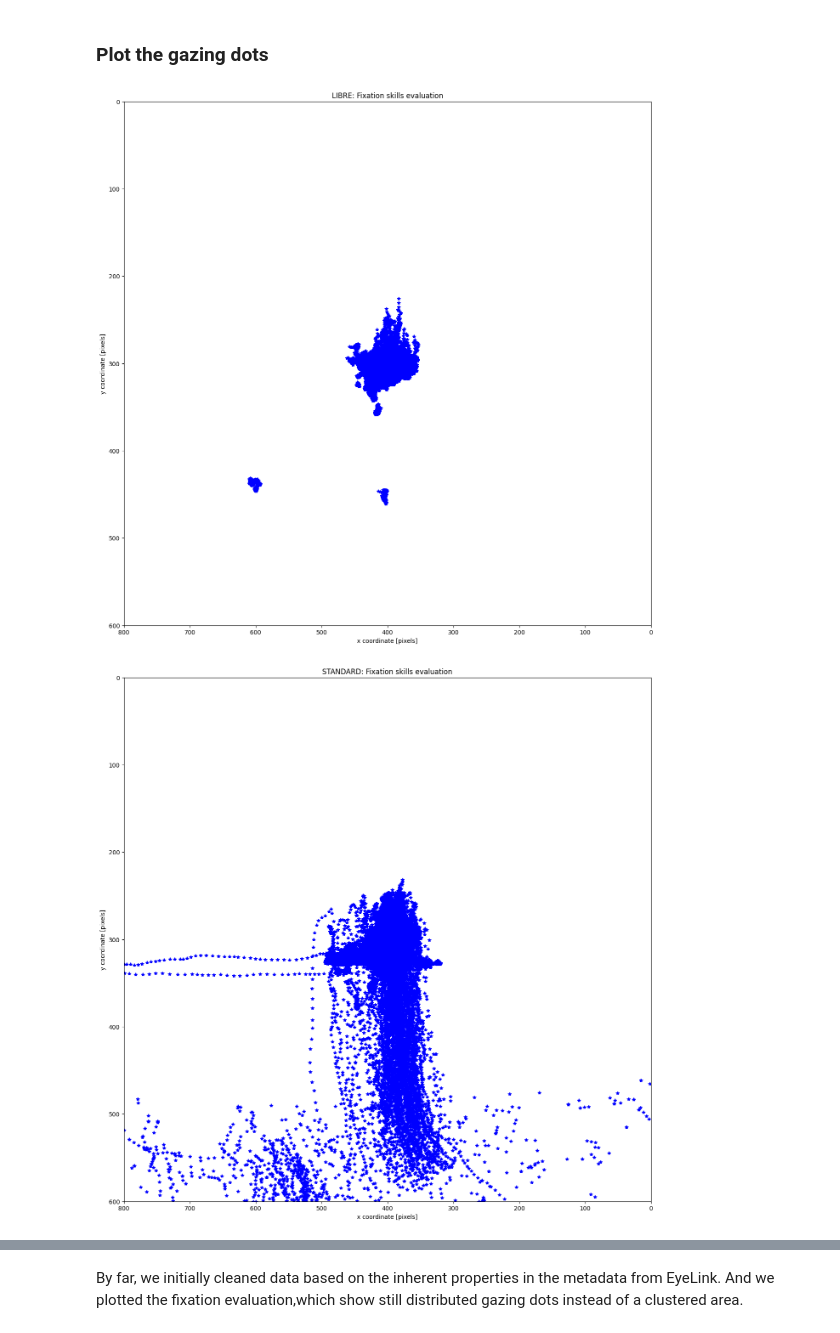
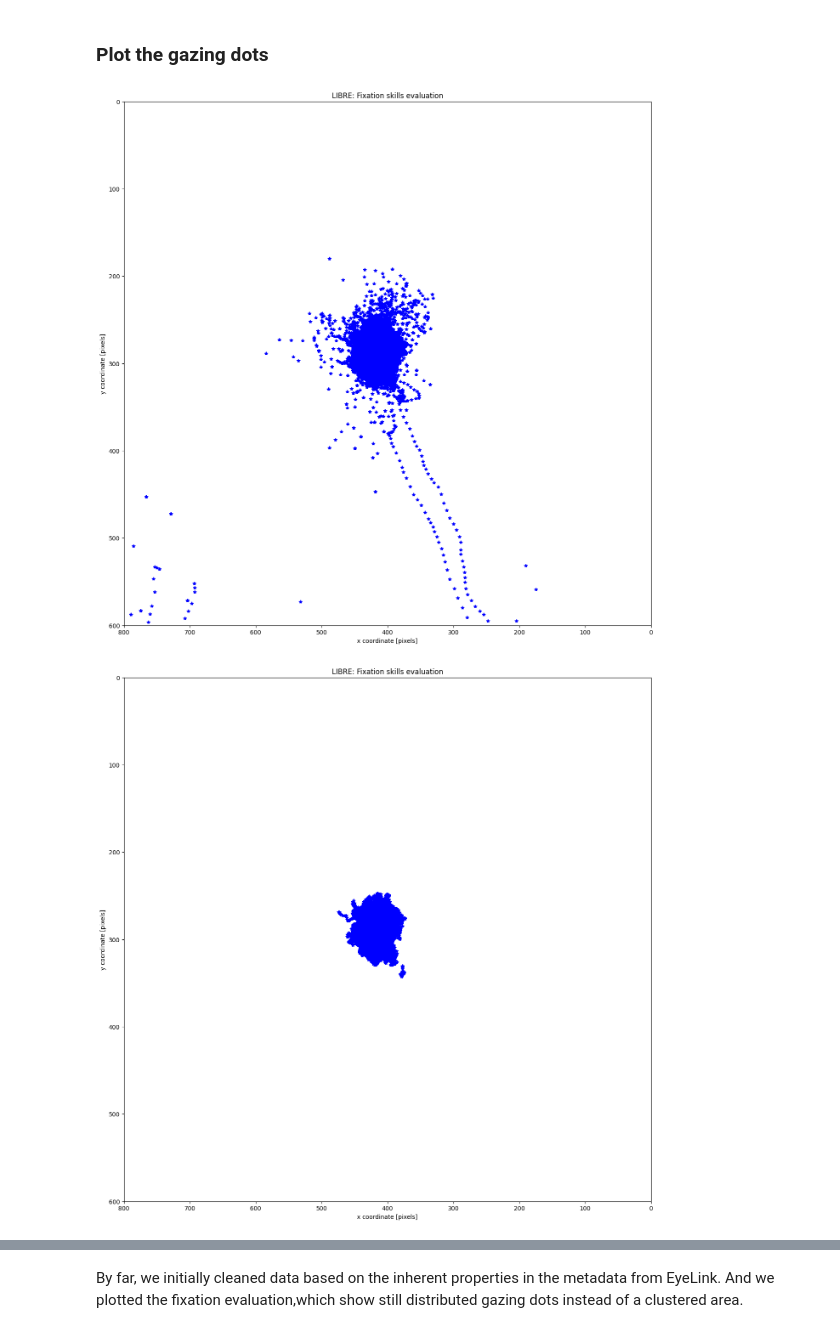
Before and after one commit to Evelyn92/hcph-sops-fork, a Jupyter notebook: code/eyetracking/3-T1T2-QA_QC of eye-tracking data.ipynb, the cells around one changed output, grey strips where cells are left out. Saved outputs shown, nothing was run; the diff lists cells and outputs as text; code cells hidden in the pictures.

```diff
--- a/code/eyetracking/3-T1T2-QA_QC of eye-tracking data.ipynb
+++ b/code/eyetracking/3-T1T2-QA_QC of eye-tracking data.ipynb
@@ -29,5 +32,5 @@ from write_bids_yiwei import EyeTrackingRun, write_bids, write_bids_from_df
 # %%
-subject_idx = 1
+subject_idx = 2
 T_idx = 1
 
 if T_idx == 1:
@@ -477,7 +512,7 @@ else:
     coor_recording_LIBRE = coor_recording[start_margin:int(T2_LIBRE_sample)]
     coor_data_STANDARD = coor_data[int(T2_LIBRE_sample+start_margin+T2_GAP_sample):]
     coor_recording_STANDARD = coor_recording[int(T2_LIBRE_sample+start_margin+T2_GAP_sample):]
-
+coor_data_LIBRE_raw = copy.deepcopy(coor_data_LIBRE)
 print(len(coor_data_LIBRE))
 print(len(coor_data_STANDARD))
 # %% [output]
@@ -516,8 +567,12 @@ len of coor_data_LIBRE 357843       should be equal to len of coor_recording 357
 ### Preserving fixation
 # %%
 def preserve_fixation(coor_data, coor_recording, seq_name):
-    coor_data = coor_data[coor_recording.fixation > 0]
-    coor_recording = coor_recording[coor_recording.fixation > 0]
+#     coor_data = coor_data[coor_recording.fixation > 0]
+#     coor_recording = coor_recording[coor_recording.fixation > 0]
+    print(f'The data will be eliminated: {len(coor_data[coor_recording.fixation < 1])}')
+    coor_data.loc[coor_recording.fixation < 1, ['x_coordinate', 'y_coordinate']] = np.nan
+    coor_recording.loc[coor_recording.fixation < 1, ['x_coordinate', 'y_coordinate']] = np.nan
+
     print(f'After preserving fixation: \nlen of coor_data_{seq_name} {len(coor_data)} \
       should be equal to len of coor_recording {len(coor_recording)}')
     return coor_data, coor_recording
@@ -525,10 +580,11 @@ def preserve_fixation(coor_data, coor_recording, seq_name):
 coor_data_LIBRE,  coor_recording_LIBRE = preserve_fixation(coor_data_LIBRE, coor_recording_LIBRE, 'LIBRE')
 # coor_data_STANDARD,  coor_recording_STANDARD = preserve_fixation(coor_data_STANDARD,
 #                                                                coor_recording_STANDARD, 'STANDARD')
-
-import plot
-plot.plot_heatmap_coordinate(coor_data_LIBRE, density=False, screen_size=size,
-                             title='LIBRE: The gaze from the beginning to the end')
-plot.plot_heatmap_coordinate(coor_data_STANDARD, density=False, screen_size=size,
-                             title='STANDARD: The gaze from the beginning to the end')
+plot_heatmap = False
+if plot_heatmap:
+    import plot
+    plot.plot_heatmap_coordinate(coor_data_LIBRE, density=False, screen_size=size,
+                                 title='LIBRE: The gaze from the beginning to the end')
+    plot.plot_heatmap_coordinate(coor_data_STANDARD, density=False, screen_size=size,
+                                 title='STANDARD: The gaze from the beginning to the end')
 # %% [output]
@@ -540,38 +594,54 @@ len of coor_data_LIBRE 346011       should be equal to len of coor_recording 346
 # %% [markdown]
 ### Plot the gazing dots
 # %%
+# Example data (replace with your actual data)
+X_coord = coor_data_LIBRE_raw['x_coordinate']
+Y_coord = coor_data_LIBRE_raw['y_coordinate']
+fig, ax= plt.subplots(figsize=(16, 16))
+# Plot the data, flipping X coordinates and using dots as markers
+plt.plot(X_coord, Y_coord, '*', color='blue')
+plt.xlim((0, 800))
+plt.ylim((0, 600))
+# Set plot title
+plt.title('LIBRE: Fixation skills evaluation')
+plt.xlabel('x coordinate [pixels]')
+plt.ylabel('y coordinate [pixels]')
+# Reverse the direction of the Y-axis
+plt.gca().invert_yaxis()
+plt.gca().invert_xaxis()
+
+# ============================================================
 # Example data (replace with your actual data)
 X_coord = coor_data_LIBRE['x_coordinate']
 Y_coord = coor_data_LIBRE['y_coordinate']
 fig, ax= plt.subplots(figsize=(16, 16))
 # Plot the data, flipping X coordinates and using dots as markers
 plt.plot(X_coord, Y_coord, '*', color='blue')
 plt.xlim((0, 800))
 plt.ylim((0, 600))
 # Set plot title
 plt.title('LIBRE: Fixation skills evaluation')
 plt.xlabel('x coordinate [pixels]')
 plt.ylabel('y coordinate [pixels]')
 # Reverse the direction of the Y-axis
 plt.gca().invert_yaxis()
 plt.gca().invert_xaxis()
-
 # ============================================================
 # Example data (replace with your actual data)
 X_coord = coor_data_STANDARD['x_coordinate']
 Y_coord = coor_data_STANDARD['y_coordinate']
 fig, ax= plt.subplots(figsize=(16, 16))
 # Plot the data, flipping X coordinates and using dots as markers
 plt.plot(X_coord, Y_coord, '*', color='blue')
 plt.xlim((0, 800))
 plt.ylim((0, 600))
 plt.xlabel('x coordinate [pixels]')
 plt.ylabel('y coordinate [pixels]')
 # Set plot title
 plt.title('STANDARD: Fixation skills evaluation')
 # Reverse the direction of the Y-axis
 plt.gca().invert_yaxis()
 plt.gca().invert_xaxis()
 # %% [output]
-[figure, old version]
+[figure, new version]
-[figure, old version]
+[figure, new version]
```
Also changed, not shown: parts of 25 cells of this notebook, 2 other files.
